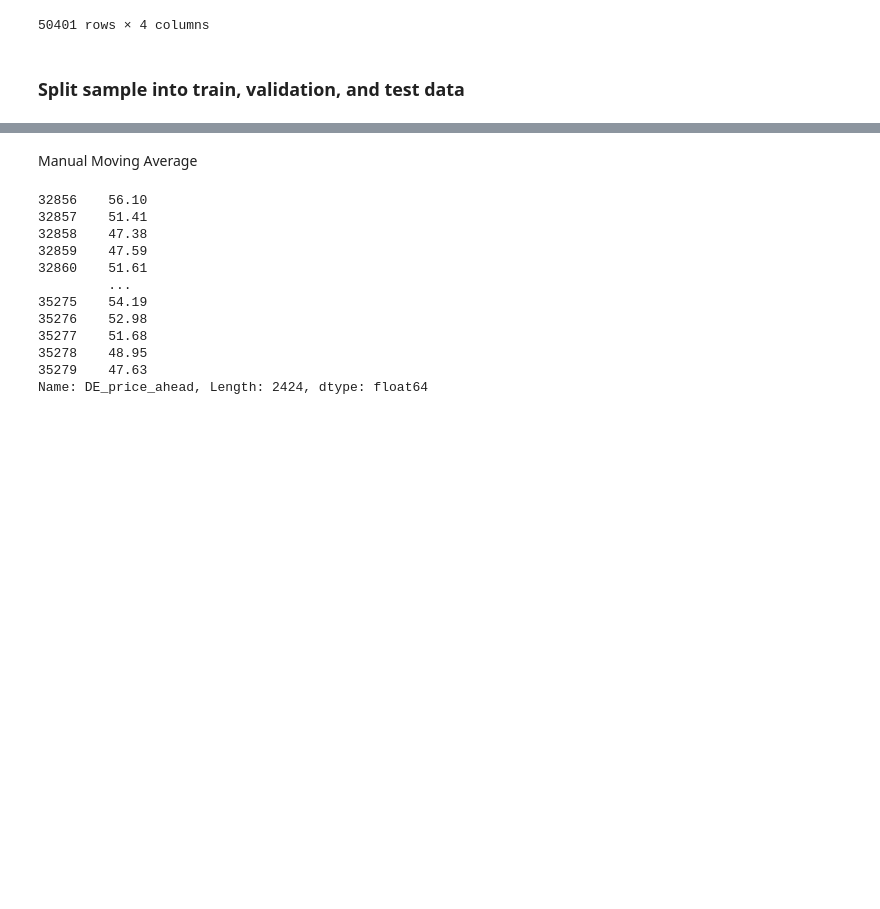
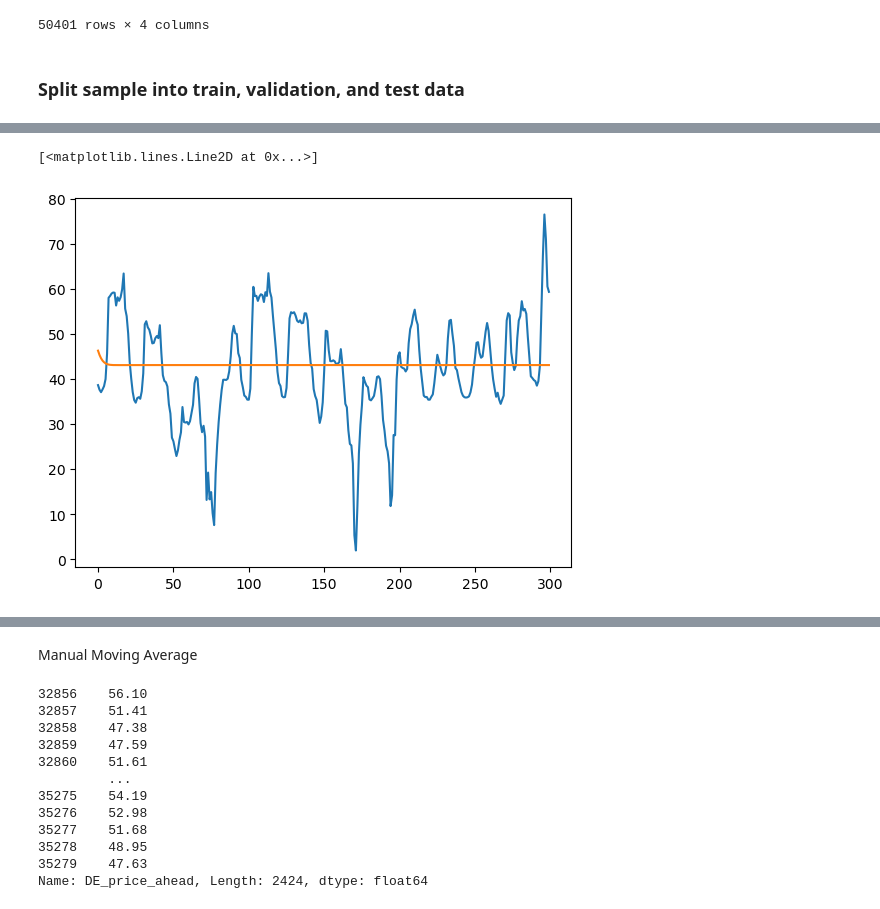
Before and after one commit to atleer/forecast-electricity-markets, a Jupyter notebook: analysis/generate_baseline_forecast.ipynb, the cells around one changed output, grey strips where cells are left out. Cells and saved outputs as stored; diff of their text form; code cells hidden in the pictures; blank space fills up the shorter version.

```diff
--- a/analysis/generate_baseline_forecast.ipynb
+++ b/analysis/generate_baseline_forecast.ipynb
@@ -124,0 +103,7 @@ StatsForecast(models=[AutoARIMA])
+# %%
+# Create a dataframe with columns in format required by statsforecast
+df_train_reformat = pd.DataFrame({
+    'unique_id': 'DE_wind_generation',
+    'utc_timestamp_no_tz': df_train['utc_timestamp'].dt.tz_localize(None),  # Remove timezone
+    'DE_price_ahead': df_train['DE_price_ahead']
+})
@@ -124,0 +119,4 @@ StatsForecast(models=[AutoARIMA])
+# %%
+ts_train = df_train_reformat[['utc_timestamp_no_tz', 'DE_price_ahead']].set_index('utc_timestamp_no_tz')['DE_price_ahead']
+ts_train.index.name = 'timestamp'
+ts_train
@@ -124,0 +137,4 @@ StatsForecast(models=[AutoARIMA])
+# %%
+ts_train = TimeSeries.from_series(ts_train, freq='H')
+#ts_val = TimeSeries.from_series(ts_val)
+#ts_test = TimeSeries.from_series(ts_test)
@@ -124,0 +145,5 @@ StatsForecast(models=[AutoARIMA])
+# %%
+model =  ExponentialSmoothing()#AutoARIMA(seasonal=True)#NaiveSeasonal(24)#WindowAverage(2)
+model.fit(ts_train)
+y_pred = model.predict(24)
+y_pred
@@ -125,3 +172,9 @@ StatsForecast(models=[AutoARIMA])
+# %%
+plt.plot(df_test['DE_price_ahead'].values[:300])
+plt.plot(y_pred.values()[:300,0])
+# %% [output]
+[<matplotlib.lines.Line2D at 0x...>]
+[figure, added]
 # %%
 # Create a dataframe with columns in format required by
 df_train_reformat = pd.DataFrame({
```
Also changed, not shown: parts of 15 cells of this notebook.
